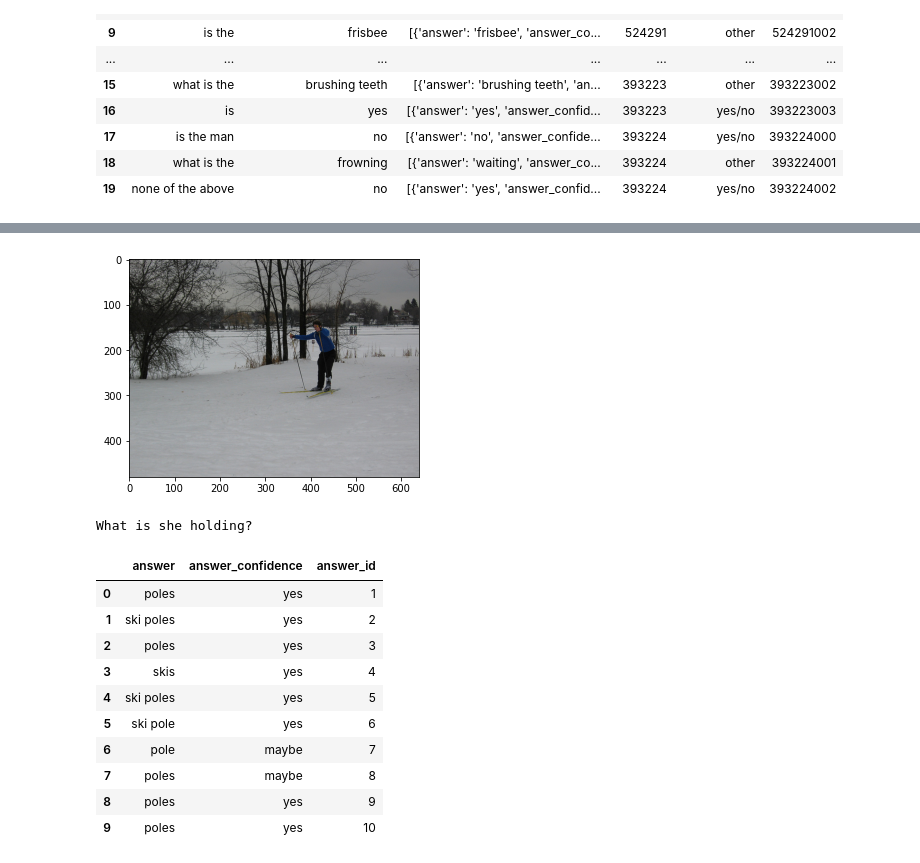
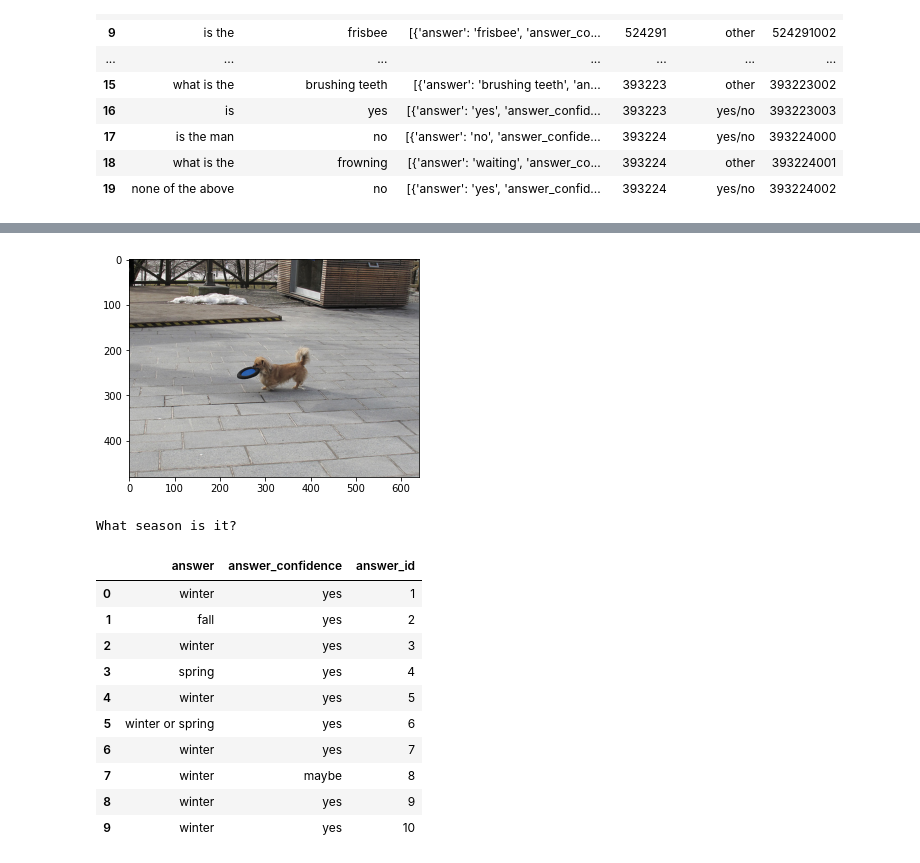
Before and after one commit to leecs0503/NLP_FinalProject, a Jupyter notebook: VQA/notebooks/explorerData.ipynb, the cells around one changed output, grey strips where cells are left out. Drawn from its saved outputs; the diff is of its cells as text; code cells hidden in the pictures.

```diff
--- a/VQA/notebooks/explorerData.ipynb
+++ b/VQA/notebooks/explorerData.ipynb
@@ -34,30 +52,31 @@ train_annotation.head(20)
 # %%
 import matplotlib.pyplot as plt
 import matplotlib.image as mpimg
+from random import randrange
 
-idx = 50
+idx = randrange(train_annotation.shape[0])
 idx_answers = pd.DataFrame(train_annotation.loc[idx, 'answers'])
 quest = train_annotation.loc[idx, 'question_id']
 question = train_question[train_question['question_id']==quest]['question'][idx]
 image_id = train_question[train_question['question_id']==quest]['image_id'][idx]
 image_path = os.path.join('..','datasets','Images','train2014',f'COCO_train2014_{image_id:012}.jpg')
 img = mpimg.imread(image_path)
 imgplot = plt.imshow(img)
 plt.show()
 
 print(question)
 idx_answers
 # %% [output]
-[figure, old version]
+[figure, new version]
-What is she holding?
+What season is it?
 |  | answer | answer_confidence | answer_id |
-| 0 | poles | yes | 1 |
-| 1 | ski poles | yes | 2 |
-| 2 | poles | yes | 3 |
-| 3 | skis | yes | 4 |
-| 4 | ski poles | yes | 5 |
-| 5 | ski pole | yes | 6 |
-| 6 | pole | maybe | 7 |
-| 7 | poles | maybe | 8 |
-| 8 | poles | yes | 9 |
-| 9 | poles | yes | 10 |
+| 0 | winter | yes | 1 |
+| 1 | fall | yes | 2 |
+| 2 | winter | yes | 3 |
+| 3 | spring | yes | 4 |
+| 4 | winter | yes | 5 |
+| 5 | winter or spring | yes | 6 |
+| 6 | winter | yes | 7 |
+| 7 | winter | maybe | 8 |
+| 8 | winter | yes | 9 |
+| 9 | winter | yes | 10 |
```
Also changed, not shown: parts of 1 cell of this notebook.
